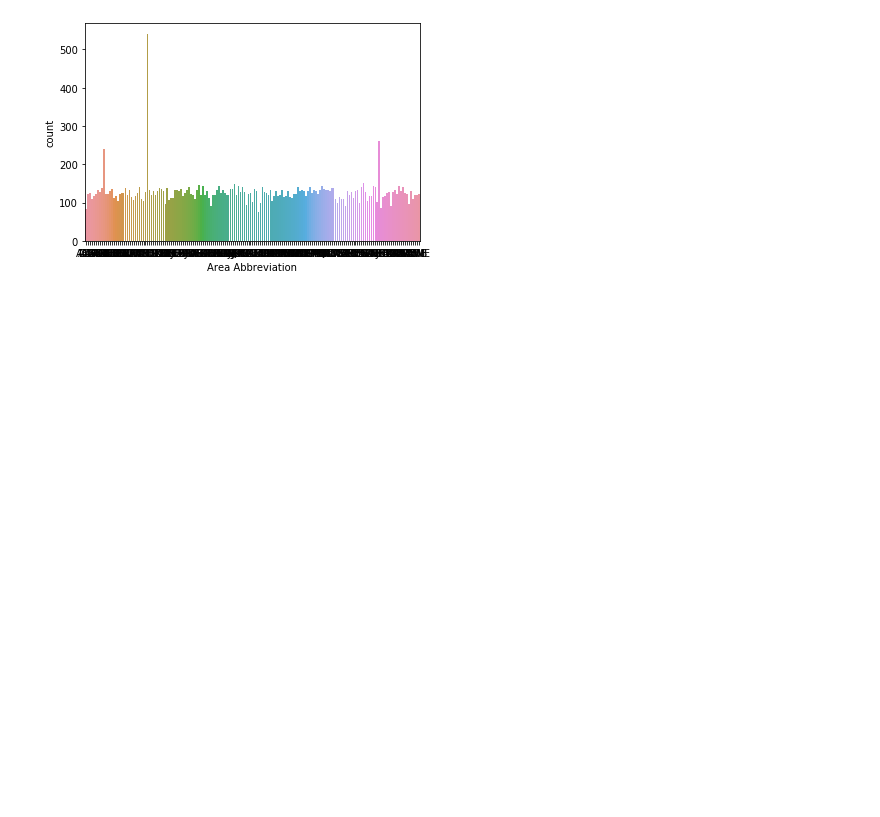
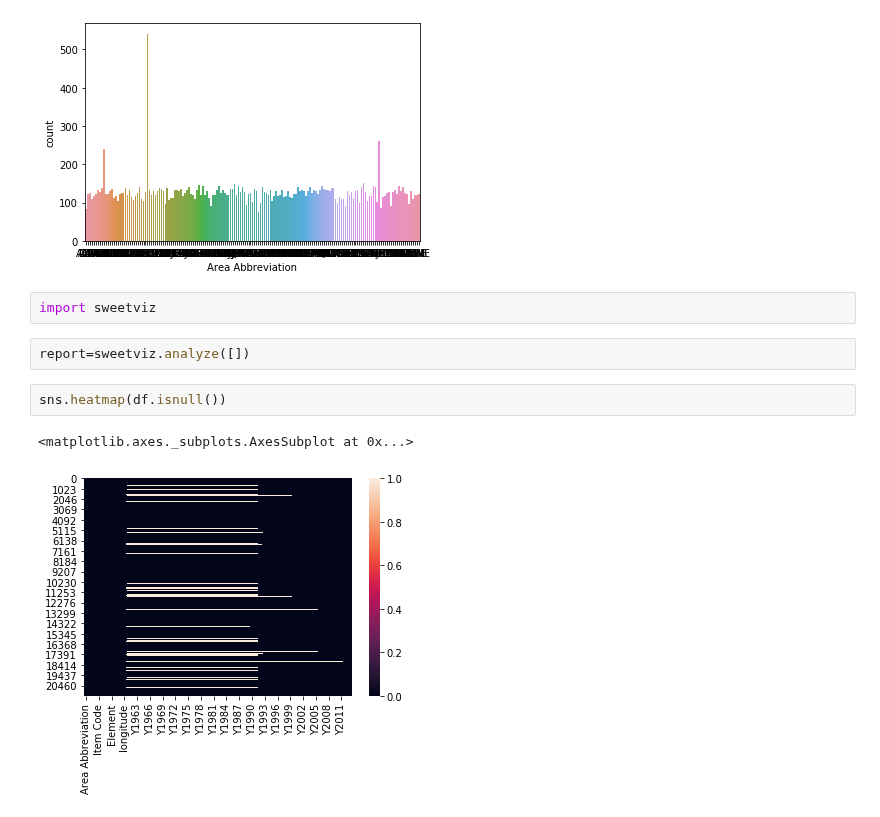
Before and after one commit to rissuuuu/DataScience, a Jupyter notebook: Working with realtime Datasets/who eats the food we grow/Untitled.ipynb, the cells around one changed output. Cells and saved outputs as stored; diff of their text form; blank space fills up the shorter version.

```diff
--- a/Working with realtime Datasets/who eats the food we grow/Untitled.ipynb
+++ b/Working with realtime Datasets/who eats the food we grow/Untitled.ipynb
@@ -22,3 +22,12 @@ sns.countplot(df['Area Abbreviation'])
 # %% [output]
 <matplotlib.axes._subplots.AxesSubplot at 0x...>
 [figure]
+# %%
+import sweetviz
+# %%
+report=sweetviz.analyze([])
+# %%
+sns.heatmap(df.isnull())
+# %% [output]
+<matplotlib.axes._subplots.AxesSubplot at 0x...>
+[figure, added]
```
